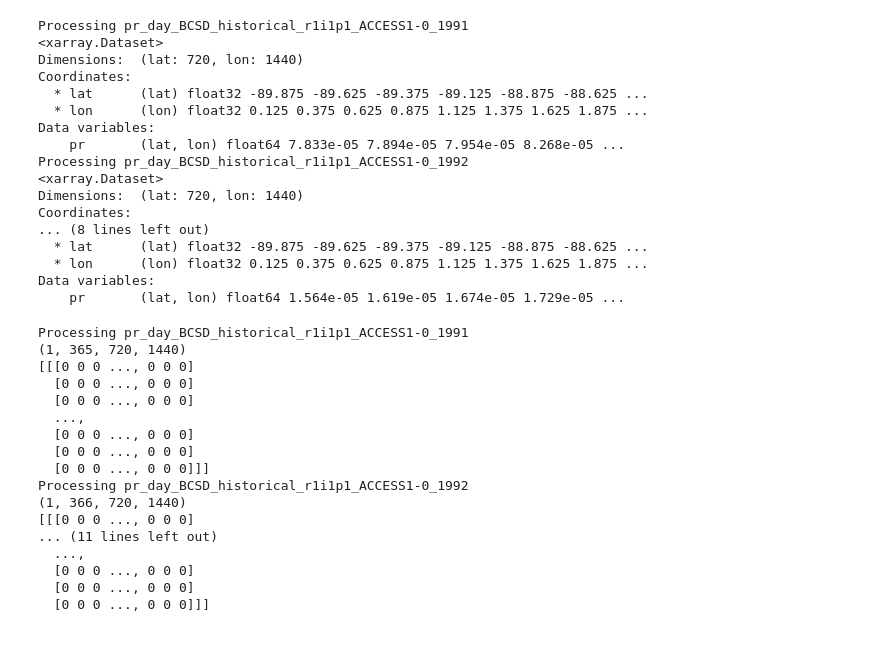
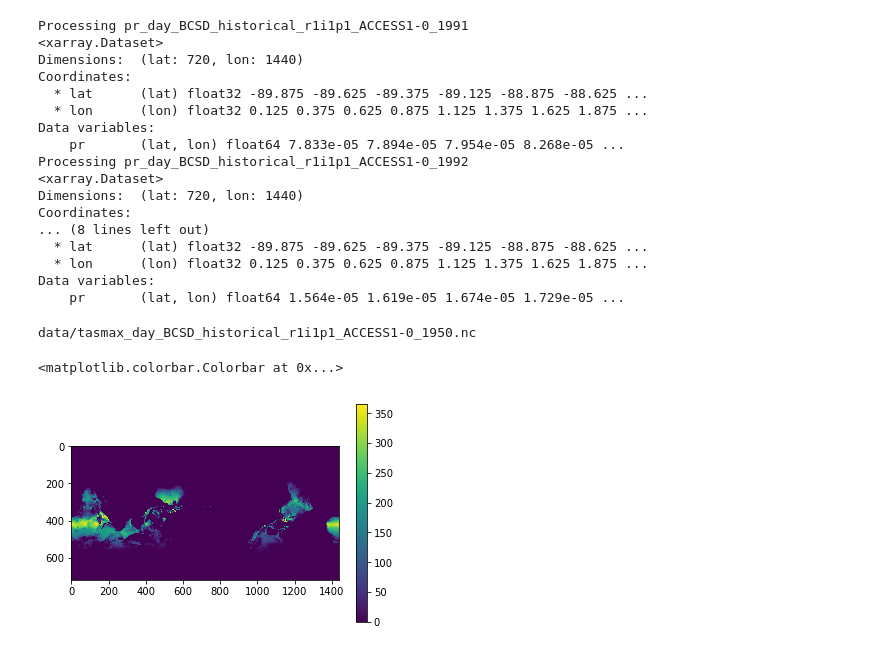
Before and after one commit to EnriqueCornejo/rasdatools, a Jupyter notebook: work/NEX GDDP data prep.ipynb, the cells around one changed output. Cells and saved outputs as stored; diff of their text form; code cells hidden in the pictures.

Commit message:
Added some LOCA functions and better access to datafiles

```diff
--- a/work/NEX GDDP data prep.ipynb
+++ b/work/NEX GDDP data prep.ipynb
@@ -10,5 +12,5 @@ from itertools import groupby
 # %%
-filenames = list(filter(lambda x: x.endswith('.nc'), os.listdir('.')))
-filenames = filenames[0:3]
+filenames = list(filter(lambda x: x.endswith('.nc'), os.listdir('./data')))
+# filenames = filenames[0:3]
 filenames
 # %% [output]
@@ -105,35 +121,25 @@ Coordinates:
   * lon      (lon) float32 0.125 0.375 0.625 0.875 1.125 1.375 1.625 1.875 ...
 Data variables:
     pr       (lat, lon) float64 1.564e-05 1.619e-05 1.674e-05 1.729e-05 ...
-# %%
-# Arbitrary reductions - more expensive
-def pr2in(pr_arr):
-    return (pr_arr > 0.0005879).sum()
-
-for filename in filenames:
-    file = xr.open_dataset(filename)
-    tag = filename.split('.')[0]
-    print('Processing ' + tag)
-    a = file.to_array()
-    print(a.shape)
-
-    b = np.apply_along_axis(pr2in, 1, a)
-    print(b)
-# %% [output]
-Processing pr_day_BCSD_historical_r1i1p1_ACCESS1-0_1991
-(1, 365, 720, 1440)
-[[[0 0 0 ..., 0 0 0]
-  [0 0 0 ..., 0 0 0]
-  [0 0 0 ..., 0 0 0]
-  ...,
-  [0 0 0 ..., 0 0 0]
-  [0 0 0 ..., 0 0 0]
-  [0 0 0 ..., 0 0 0]]]
-Processing pr_day_BCSD_historical_r1i1p1_ACCESS1-0_1992
-(1, 366, 720, 1440)
-[[[0 0 0 ..., 0 0 0]
-... (11 lines left out)
-  ...,
-  [0 0 0 ..., 0 0 0]
-  [0 0 0 ..., 0 0 0]
-  [0 0 0 ..., 0 0 0]]]
+# %%
+prefix="data"
+
+def get_file(var, scenario, model, year, **kwargs):
+    filename = var + "_day_BCSD_" + scenario + "_r1i1p1_" + model + "_" + year + ".nc"
+    filename = kwargs.get("prefix") + "/" + filename if kwargs.get('prefix') else filename
+    print(filename)
+    dataset = xr.open_dataset(filename)
+    return dataset
+# %%
+def tmax90F(scenario, model, year, **kwargs):
+    dataset = get_file("tasmax", scenario, model, year, prefix = kwargs.get('prefix'))
+    data_array = dataset.to_array()
+    result = np.apply_along_axis(lambda x: (x > 305.372).sum(), 1, data_array)
+    return result
+
+plt.imshow(np.squeeze(tmax90F("historical", "ACCESS1-0", "1950", prefix=prefix)))
+plt.colorbar()
+# %% [output]
+data/tasmax_day_BCSD_historical_r1i1p1_ACCESS1-0_1950.nc
+<matplotlib.colorbar.Colorbar at 0x...>
+[figure, added]
```
Also changed, not shown: parts of 6 cells of this notebook.
